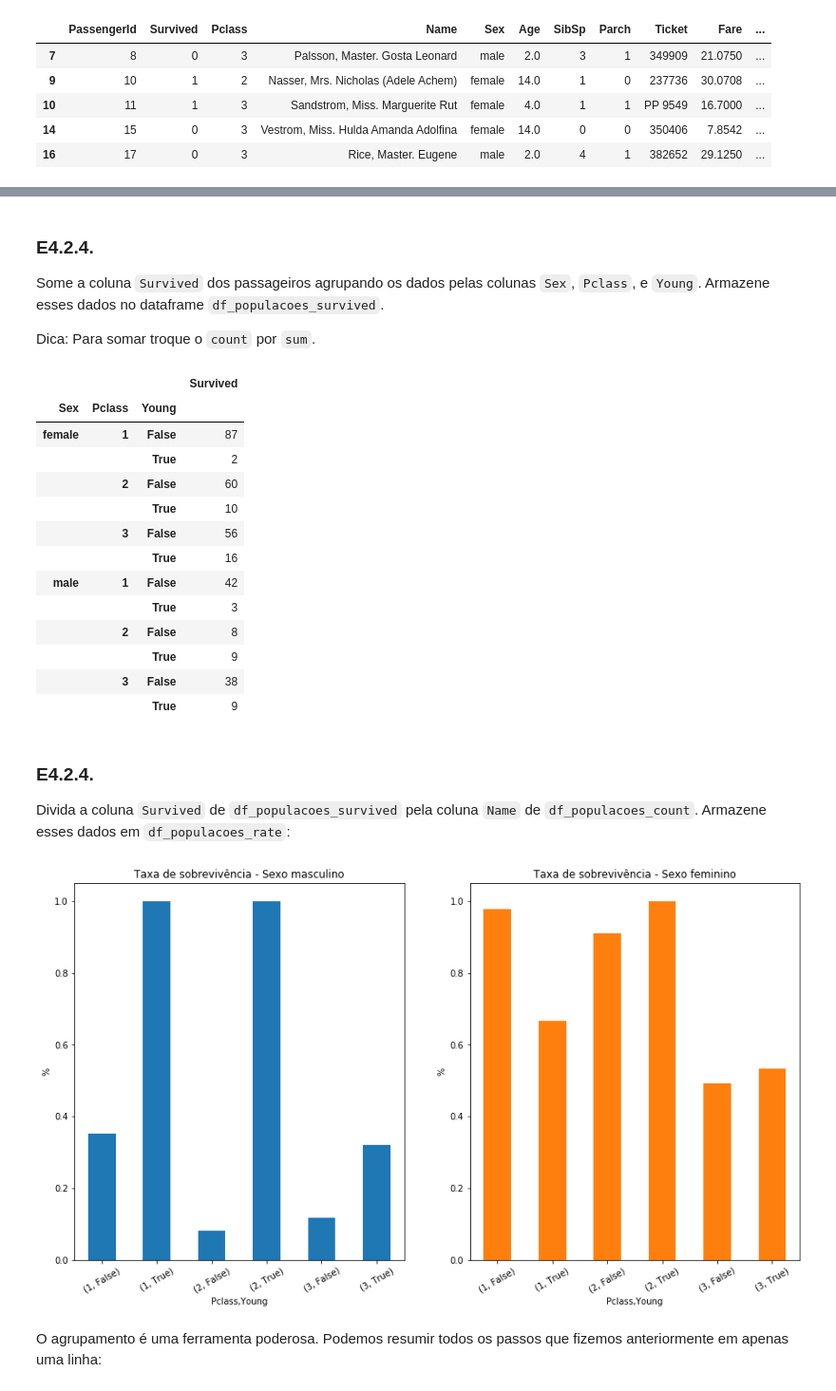
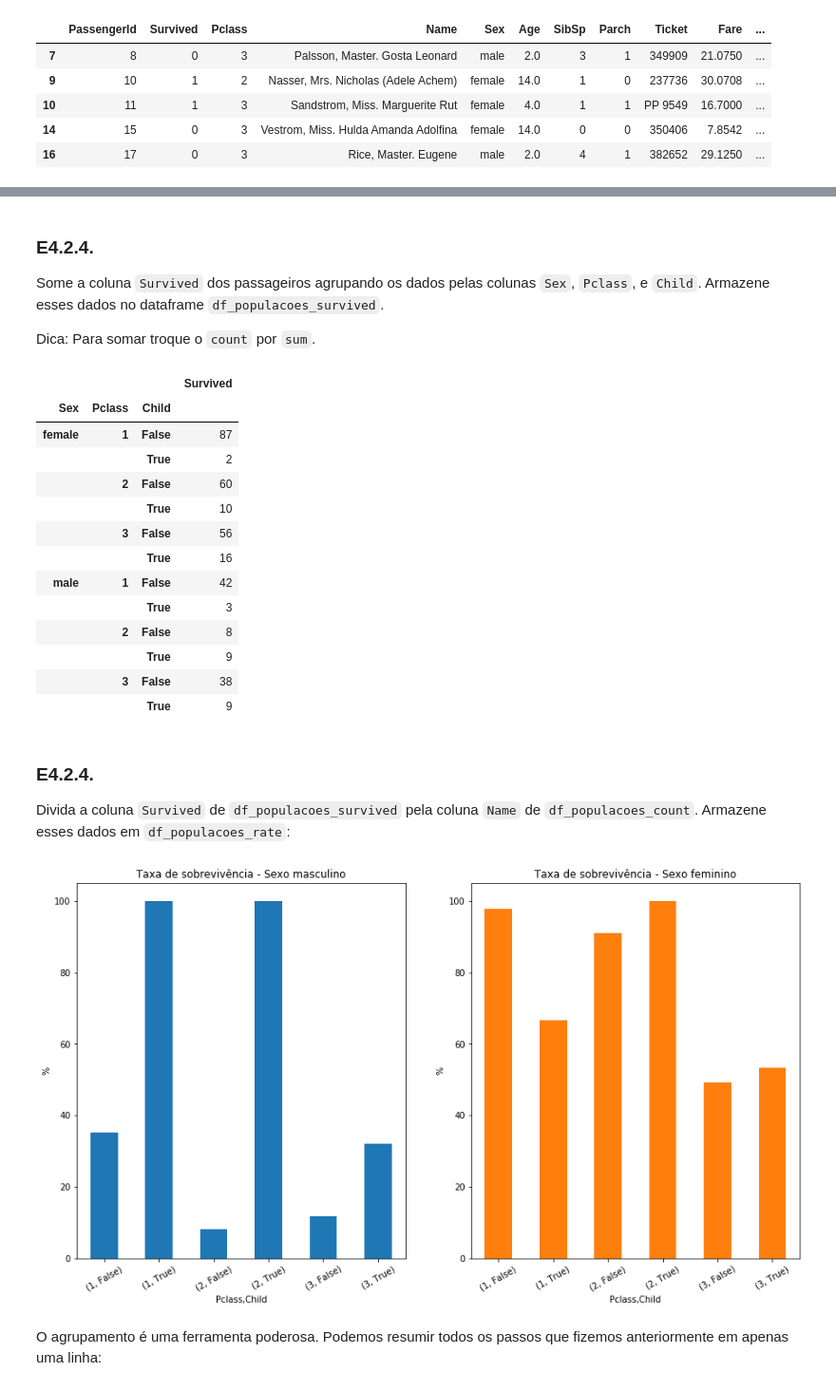
Before and after one commit to camilomenucheli/engenharia-de-features-com-pandas, a Jupyter notebook: Engenharia de Features com Pandas.ipynb, the cells around one changed output, grey strips where cells are left out. Shown: that part at 95% size. Drawn from its saved outputs; the diff is of its cells as text; code cells hidden in the pictures.

```diff
--- a/Engenharia de Features com Pandas.ipynb
+++ b/Engenharia de Features com Pandas.ipynb
@@ -1296,8 +1487,9 @@ Conte os _nomes_ (`Name`) dos passageiros agrupando por _sexo_ (`Sex`)e _idade_
 ### E4.2.2.
 Crie uma coluna _booleana_ no `DataFrame` `df` chamada `Child` onde o valor é `True` quando o passageiro tem menos de 16 anos.
 # %%
-# df["Young"] =
-df[df["Young"]].head()
+df["Child"] = df["Age"] < 16
+
+df[df["Child"]].head()
 # %% [output]
 |  | PassengerId | Survived | Pclass | Name | Sex | Age | SibSp | Parch | Ticket | Fare | ... |
 | 7 | 8 | 0 | 3 | Palsson, Master. Gosta Leonard | male | 2.0 | 3 | 1 | 349909 | 21.0750 | ... |
@@ -1311,5 +1503,5 @@ Conte os nomes (`Name`) dos passageiros agrupando os dados pelas colunas `Sex`,
 # %%
-df_populacoes_count =
+df_populacoes_count = df.groupby(["Sex", "Pclass", "Child"])[["Name"]].count()
 
 df_populacoes_count  # Somente para mostrar o `DataFrame`
 # %% [output]
@@ -1329,16 +1521,16 @@ df_populacoes_count  # Somente para mostrar o `DataFrame`
 |  |  | True | 28 |
 # %% [markdown]
 ### E4.2.4.
-Some a coluna `Survived` dos passageiros agrupando os dados pelas colunas `Sex`, `Pclass`, e `Young`. Armazene esses dados no dataframe `df_populacoes_survived`.
+Some a coluna `Survived` dos passageiros agrupando os dados pelas colunas `Sex`, `Pclass`, e `Child`. Armazene esses dados no dataframe `df_populacoes_survived`.
 
 Dica: Para somar troque o `count` por `sum`.
 # %%
-df_populacoes_survived =
+df_populacoes_survived = df.groupby(["Sex", "Pclass", "Child"])[["Survived"]].sum()
 
 df_populacoes_survived  # Somente para mostrar o `DataFrame`
 # %% [output]
 |  |  |  | Survived |
-| Sex | Pclass | Young |  |
+| Sex | Pclass | Child |  |
 | female | 1 | False | 87 |
 |  |  | True | 2 |
 |  | 2 | False | 60 |
@@ -1355,20 +1547,20 @@ df_populacoes_survived  # Somente para mostrar o `DataFrame`
 ### E4.2.4.
 Divida a coluna `Survived` de `df_populacoes_survived` pela coluna `Name` de `df_populacoes_count`. Armazene esses dados em `df_populacoes_rate`:
 # %%
-df_populacoes_rate =
+df_populacoes_rate = df_populacoes_survived["Survived"]/df_populacoes_count["Name"]
 
 # O código abaixo é para plotar, não altere.
 fig, ax = plt.subplots(1, 2, figsize=(15, 6))
-pd.DataFrame(df_populacoes_rate.loc["male"]).plot.bar(figsize=(15, 8), rot=30, ax=ax[0], color=PALETA[0])
-pd.DataFrame(df_populacoes_rate.loc["female"]).plot.bar(figsize=(15, 8), rot=30, ax=ax[1], color=PALETA[1])
+pd.DataFrame(df_populacoes_rate.loc["male"]*100).plot.bar(figsize=(15, 8), rot=30, ax=ax[0], color=PALETA[0])
+pd.DataFrame(df_populacoes_rate.loc["female"]*100).plot.bar(figsize=(15, 8), rot=30, ax=ax[1], color=PALETA[1])
 ax[0].set_title("Taxa de sobrevivência - Sexo masculino")
 ax[1].set_title("Taxa de sobrevivência - Sexo feminino")
 ax[0].set_ylabel("%")
 ax[1].set_ylabel("%")
 ax[0].legend().remove()
 ax[1].legend().remove()
 # %% [output]
-[figure, old version]
+[figure, new version]
 # %% [markdown]
 O agrupamento é uma ferramenta poderosa. Podemos resumir todos os passos que fizemos anteriormente em apenas uma linha:
 # %%
```
Also changed, not shown: parts of 57 cells of this notebook.
